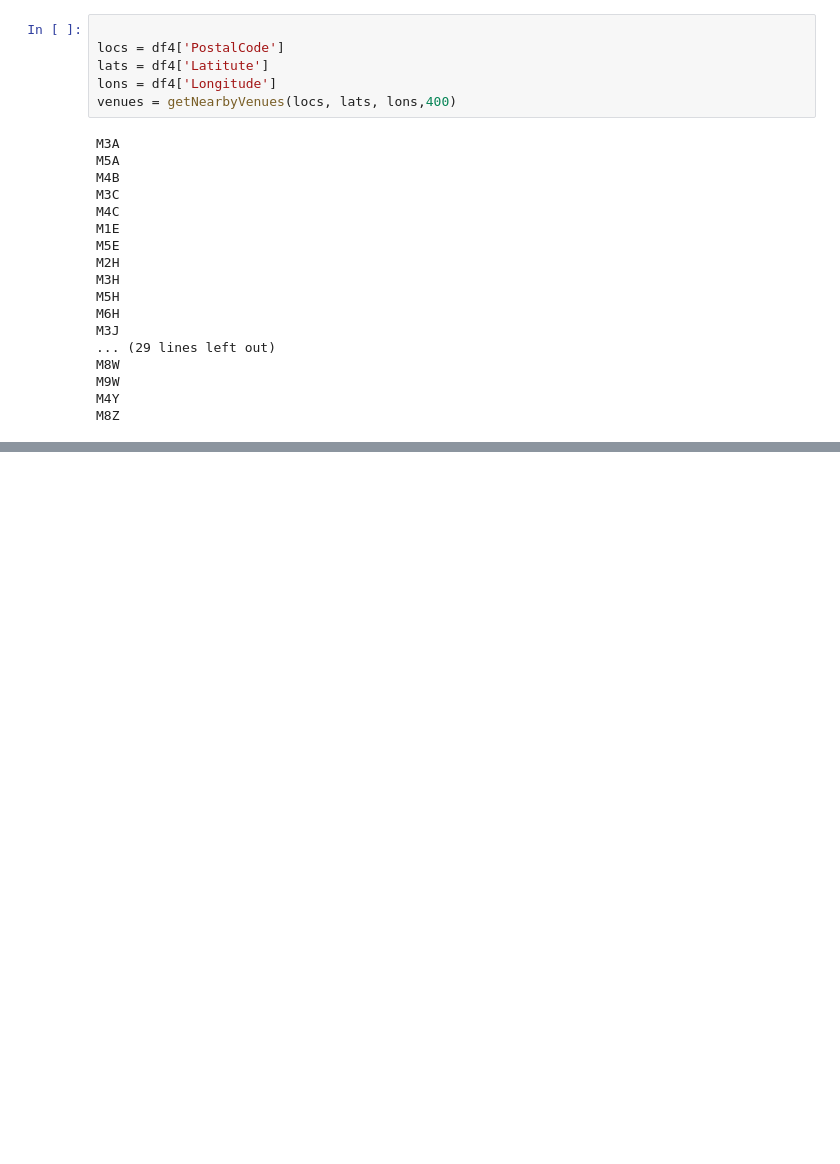
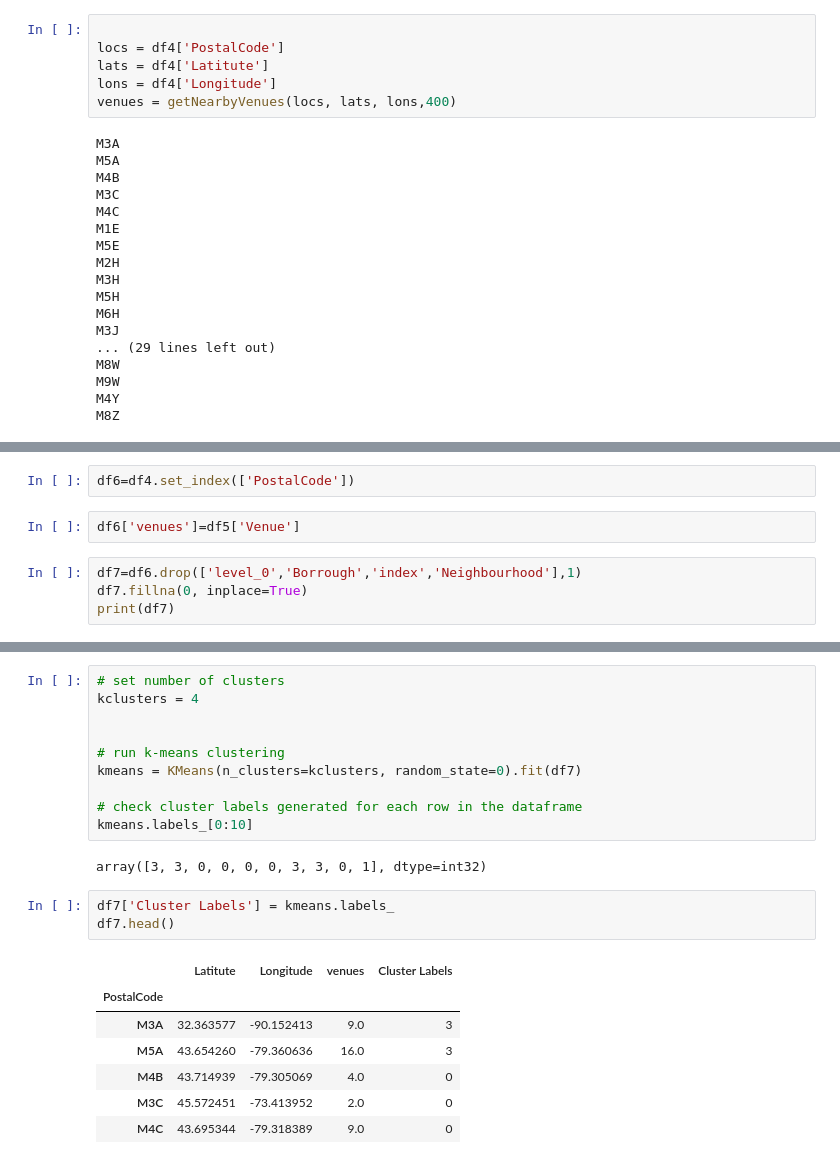
Before and after one commit to tava123/coursera_ds_capstone, a Jupyter notebook: Seg_toronto_w3.ipynb, the cells around one changed output, grey strips where cells are left out. Cells and saved outputs as stored; diff of their text form; blank space fills up the shorter version.

```diff
--- a/Seg_toronto_w3.ipynb
+++ b/Seg_toronto_w3.ipynb
@@ -245,0 +260,8 @@ venues.head()
+# %%
+df6=df4.set_index(['PostalCode'])
+# %%
+df6['venues']=df5['Venue']
+# %%
+df7=df6.drop(['level_0','Borrough','index','Neighbourhood'],1)
+df7.fillna(0, inplace=True)
+print(df7)
@@ -245,0 +286,23 @@ venues.head()
+# %%
+# set number of clusters
+kclusters = 4
+
+
+# run k-means clustering
+kmeans = KMeans(n_clusters=kclusters, random_state=0).fit(df7)
+
+# check cluster labels generated for each row in the dataframe
+kmeans.labels_[0:10]
+# %% [output]
+array([3, 3, 0, 0, 0, 0, 3, 3, 0, 1], dtype=int32)
+# %%
+df7['Cluster Labels'] = kmeans.labels_
+df7.head()
+# %% [output]
+|  | Latitute | Longitude | venues | Cluster Labels |
+| PostalCode |  |  |  |  |
+| M3A | 32.363577 | -90.152413 | 9.0 | 3 |
+| M5A | 43.654260 | -79.360636 | 16.0 | 3 |
+| M4B | 43.714939 | -79.305069 | 4.0 | 0 |
+| M3C | 45.572451 | -73.413952 | 2.0 | 0 |
+| M4C | 43.695344 | -79.318389 | 9.0 | 0 |
```
Also changed, not shown: parts of 4 cells of this notebook.
